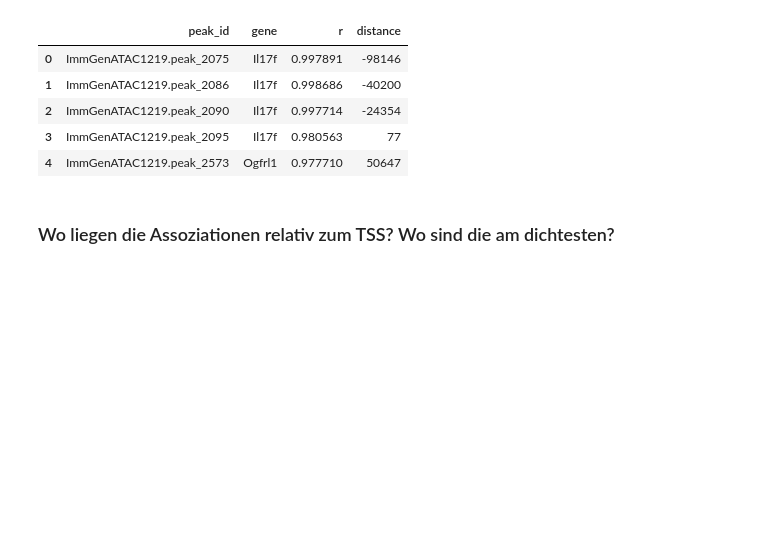
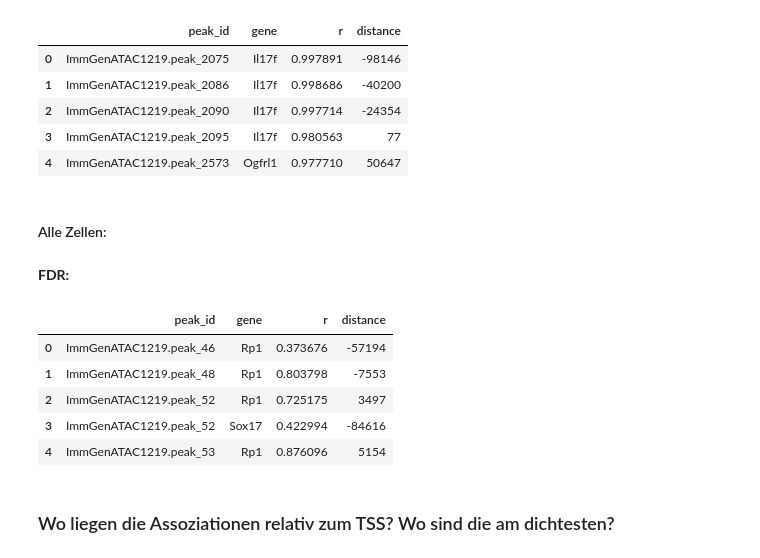
Before and after one commit to datascience-mobi-2026/topic04_team03, a Jupyter notebook: Jupyter_Lotta copy.ipynb, the cells around one changed output. Cells and saved outputs as stored; diff of their text form; code cells hidden in the pictures; blank space fills up the shorter version.

```diff
--- a/Jupyter_Lotta copy.ipynb
+++ b/Jupyter_Lotta copy.ipynb
@@ -789,6 +836,43 @@ corr_bonf_tgd[['peak_id', 'gene', 'r', 'distance']].head()
 | 2 | ImmGenATAC1219.peak_2090 | Il17f | 0.997714 | -24354 |
 | 3 | ImmGenATAC1219.peak_2095 | Il17f | 0.980563 | 77 |
 | 4 | ImmGenATAC1219.peak_2573 | Ogfrl1 | 0.977710 | 50647 |
+# %% [markdown]
+<h4> Alle Zellen:
+# %% [markdown]
+<b> FDR:
+# %%
+# Peak_Summit aus ATAC in corr_fdr reinmergen
+corr_fdr_all = results_corr_all[results_corr_all['p_fdr'] < 0.05].copy()
+
+corr_fdr_all = corr_fdr_all.merge(
+    ATAC_pfiltered[['ImmGenATAC1219.peakID', 'Summit']],
+    left_on='peak_id',
+    right_on='ImmGenATAC1219.peakID'
+).drop(columns='ImmGenATAC1219.peakID')
+
+# TSS strangkorrekt bestimmen
+Gene_annotations['TSS_pos'] = Gene_annotations.apply(
+    lambda r: r['txStart'] if r['strand'] == '+' else r['txEnd'], axis=1
+)
+
+# TSS_pos in corr_fdr reinmergen
+corr_fdr_all = corr_fdr_all.merge(
+    Gene_annotations[['gene_name', 'TSS_pos']].drop_duplicates('gene_name'),
+    left_on='gene',
+    right_on='gene_name'
+)
+
+# Distanz berechnen
+corr_fdr_all['distance'] = corr_fdr_all['Summit'] - corr_fdr_all['TSS_pos']
+corr_fdr_all = corr_fdr_all[corr_fdr_all['distance'].abs() <= 100_000]
+corr_fdr_all[['peak_id', 'gene', 'r', 'distance']].head()
+# %% [output]
+|  | peak_id | gene | r | distance |
+| 0 | ImmGenATAC1219.peak_46 | Rp1 | 0.373676 | -57194 |
+| 1 | ImmGenATAC1219.peak_48 | Rp1 | 0.803798 | -7553 |
+| 2 | ImmGenATAC1219.peak_52 | Rp1 | 0.725175 | 3497 |
+| 3 | ImmGenATAC1219.peak_52 | Sox17 | 0.422994 | -84616 |
+| 4 | ImmGenATAC1219.peak_53 | Rp1 | 0.876096 | 5154 |
 # %% [markdown]
 <h3> Wo liegen die Assoziationen relativ zum TSS? Wo sind die am dichtesten?
 # %%
```
Also changed, not shown: parts of 9 cells of this notebook.
